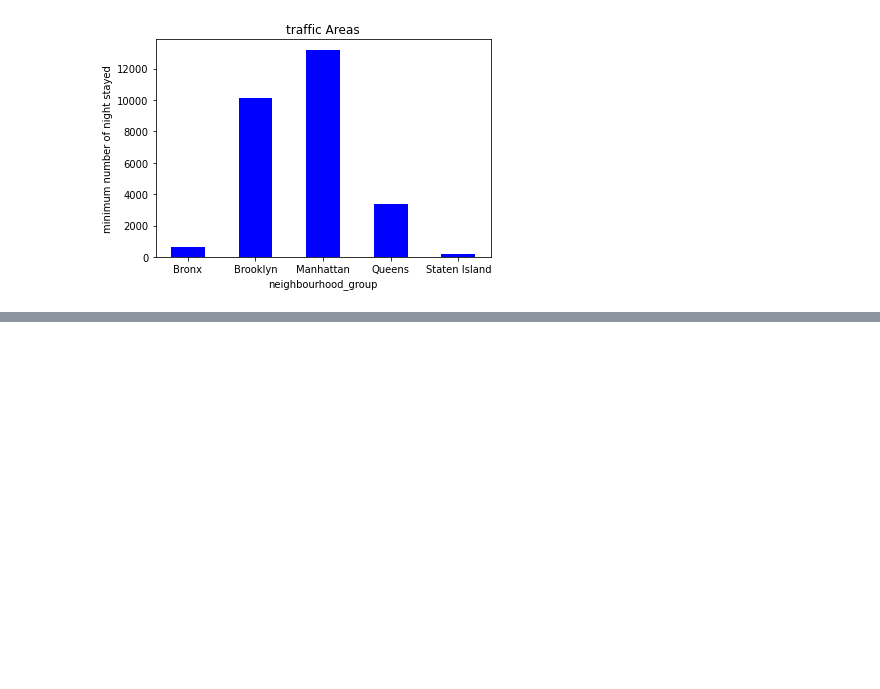
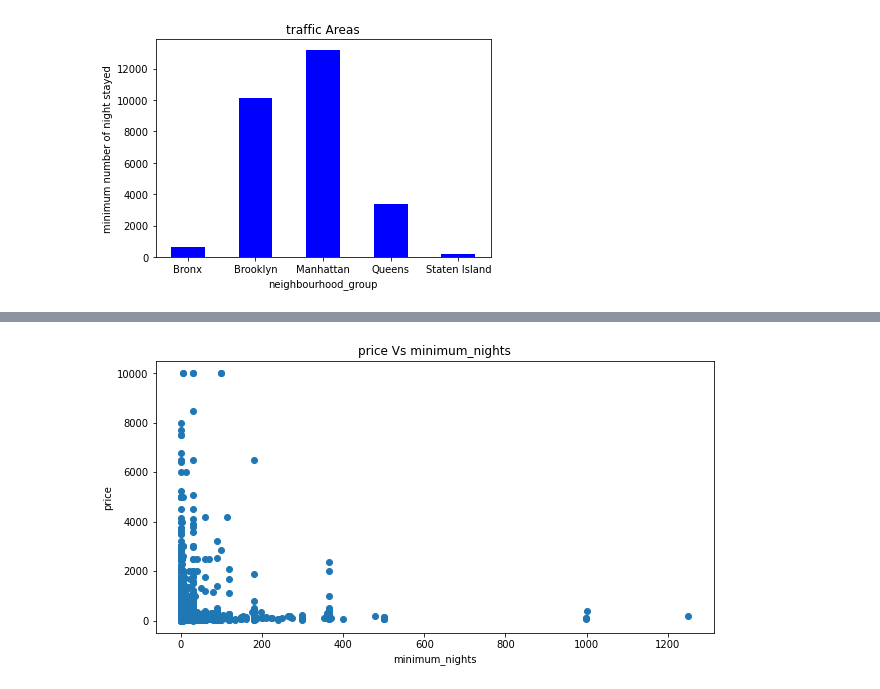
Before and after one commit to iamnaveenk/EDA_project_Airbnb, a Jupyter notebook: EDA_project_airbnb.ipynb, the cells around one changed output, grey strips where cells are left out. Saved outputs shown, nothing was run; the diff lists cells and outputs as text; code cells hidden in the pictures; blank space fills up the shorter version.

```diff
--- a/EDA_project_airbnb.ipynb
+++ b/EDA_project_airbnb.ipynb
@@ -340,0 +395,12 @@ reason for this is minimum_nights stayed which are present above.
+# %%
+x=reviews_prediction1['minimum_nights']
+y=reviews_prediction1['price']
+fig = plt.figure(figsize = (10, 5))
+plt.scatter(x, y)
+
+plt.xlabel("minimum_nights")
+plt.ylabel("price")
+plt.title("price Vs minimum_nights")
+plt.show()
+# %% [output]
+[figure, added]
```
Also changed, not shown: parts of 17 cells of this notebook.
